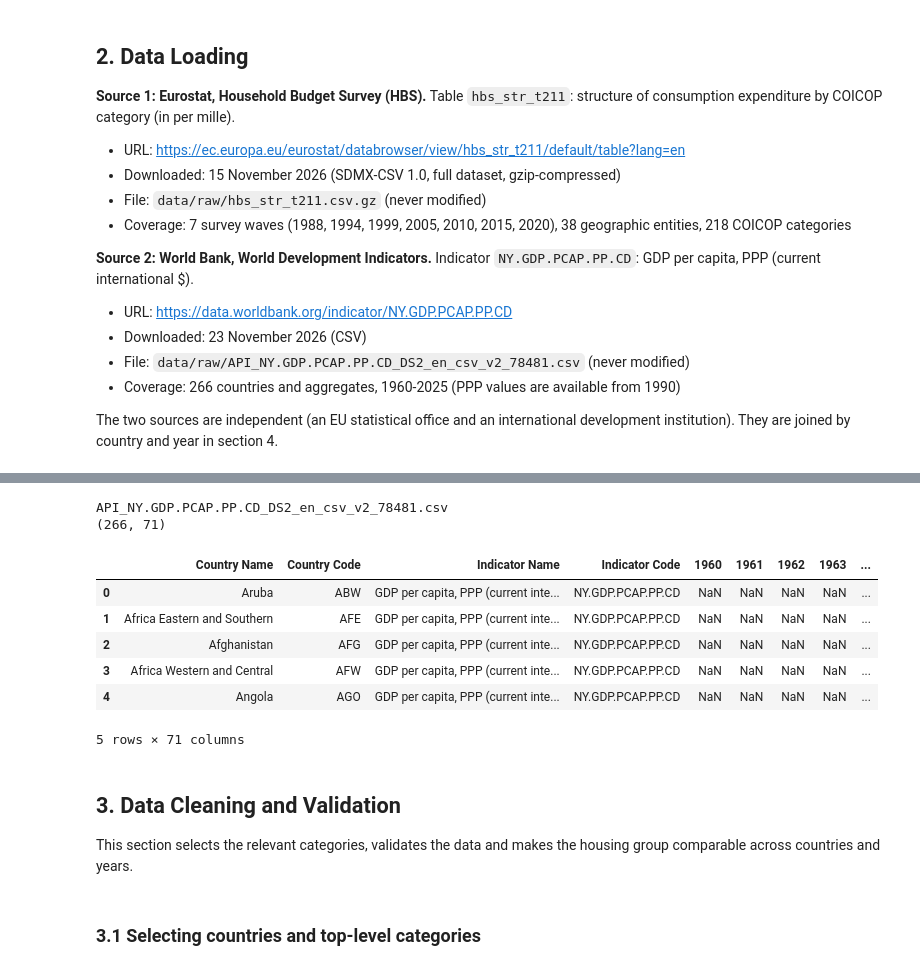
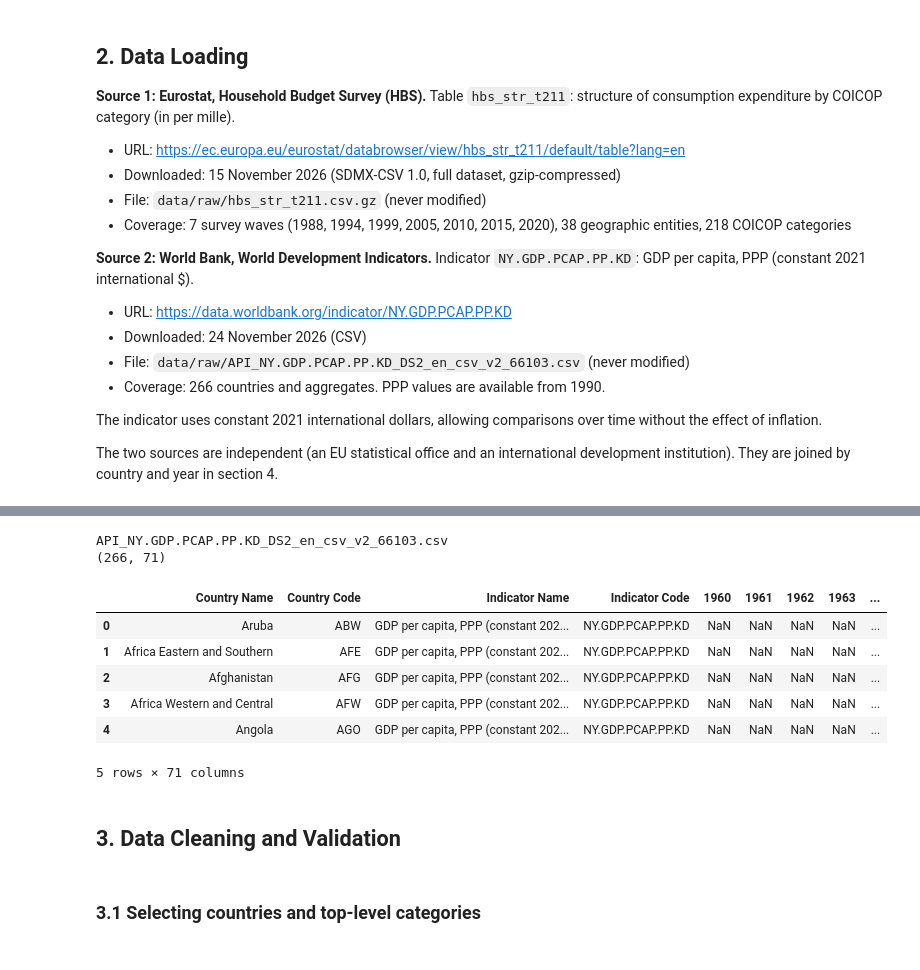
Before and after one commit to qnaatanasova86-tech/household-budgets-bg-vs-eu, a Jupyter notebook: household_budgets_analysis.ipynb, the cells around one changed output, grey strips where cells are left out. Cells and saved outputs as stored; diff of their text form; code cells hidden in the pictures.

Commit message:
Update texts and results for constant 2021 PPP GDP

```diff
--- a/household_budgets_analysis.ipynb
+++ b/household_budgets_analysis.ipynb
@@ -35,12 +103,14 @@ Table `hbs_str_t211`: structure of consumption expenditure by COICOP category (i
 - Coverage: 7 survey waves (1988, 1994, 1999, 2005, 2010, 2015, 2020), 38 geographic entities, 218 COICOP categories
 
 **Source 2: World Bank, World Development Indicators.**
-Indicator `NY.GDP.PCAP.PP.CD`: GDP per capita, PPP (current international $).
+Indicator `NY.GDP.PCAP.PP.KD`: GDP per capita, PPP (constant 2021 international $).
 
-- URL: https://data.worldbank.org/indicator/NY.GDP.PCAP.PP.CD
-- Downloaded: 23 November 2026 (CSV)
-- File: `data/raw/API_NY.GDP.PCAP.PP.CD_DS2_en_csv_v2_78481.csv` (never modified)
-- Coverage: 266 countries and aggregates, 1960-2025 (PPP values are available from 1990)
+- URL: https://data.worldbank.org/indicator/NY.GDP.PCAP.PP.KD
+- Downloaded: 24 November 2026 (CSV)
+- File: `data/raw/API_NY.GDP.PCAP.PP.KD_DS2_en_csv_v2_66103.csv` (never modified)
+- Coverage: 266 countries and aggregates. PPP values are available from 1990.
+
+The indicator uses constant 2021 international dollars, allowing comparisons over time without the effect of inflation.
 
 The two sources are independent (an EU statistical office and an international development institution). They are joined by country and year in section 4.
 # %%
@@ -63,30 +133,29 @@ hbs.head(10)
 | 8 | ESTAT:HBS_STR_T211(1.0) | 15/10/25 23:00:00 | Annual | Food and non-alcoholic beverages | Per mille | Belgium | 1999 | 133 | NaN | ... |
 | 9 | ESTAT:HBS_STR_T211(1.0) | 15/10/25 23:00:00 | Annual | Food and non-alcoholic beverages | Per mille | Belgium | 2005 | 135 | NaN | ... |
 # %%
-# World Bank: GDP per capita, PPP (current international $), indicator NY.GDP.PCAP.PP.CD.
+# World Bank: GDP per capita, PPP (constant 2021 international $),
+# indicator NY.GDP.PCAP.PP.KD.
 # The file name contains a version number, so it is found with a pattern.
-wb_path = next(RAW_DIR.glob("API_NY.GDP.PCAP.PP.CD_DS2_en_csv_v2_*.csv"))
+wb_path = next(RAW_DIR.glob("API_NY.GDP.PCAP.PP.KD_DS2_en_csv_v2_*.csv"))
 print(wb_path.name)
 
 # The first 4 lines of the World Bank CSV are metadata, not data
 wb = pd.read_csv(wb_path, skiprows=4)
 
 print(wb.shape)
 wb.head()
 # %% [output]
-API_NY.GDP.PCAP.PP.CD_DS2_en_csv_v2_78481.csv
+API_NY.GDP.PCAP.PP.KD_DS2_en_csv_v2_66103.csv
 (266, 71)
 |  | Country Name | Country Code | Indicator Name | Indicator Code | 1960 | 1961 | 1962 | 1963 | ... |
-| 0 | Aruba | ABW | GDP per capita, PPP (current inte... | NY.GDP.PCAP.PP.CD | NaN | NaN | NaN | NaN | ... |
-| 1 | Africa Eastern and Southern | AFE | GDP per capita, PPP (current inte... | NY.GDP.PCAP.PP.CD | NaN | NaN | NaN | NaN | ... |
-| 2 | Afghanistan | AFG | GDP per capita, PPP (current inte... | NY.GDP.PCAP.PP.CD | NaN | NaN | NaN | NaN | ... |
-| 3 | Africa Western and Central | AFW | GDP per capita, PPP (current inte... | NY.GDP.PCAP.PP.CD | NaN | NaN | NaN | NaN | ... |
-| 4 | Angola | AGO | GDP per capita, PPP (current inte... | NY.GDP.PCAP.PP.CD | NaN | NaN | NaN | NaN | ... |
+| 0 | Aruba | ABW | GDP per capita, PPP (constant 202... | NY.GDP.PCAP.PP.KD | NaN | NaN | NaN | NaN | ... |
+| 1 | Africa Eastern and Southern | AFE | GDP per capita, PPP (constant 202... | NY.GDP.PCAP.PP.KD | NaN | NaN | NaN | NaN | ... |
+| 2 | Afghanistan | AFG | GDP per capita, PPP (constant 202... | NY.GDP.PCAP.PP.KD | NaN | NaN | NaN | NaN | ... |
+| 3 | Africa Western and Central | AFW | GDP per capita, PPP (constant 202... | NY.GDP.PCAP.PP.KD | NaN | NaN | NaN | NaN | ... |
+| 4 | Angola | AGO | GDP per capita, PPP (constant 202... | NY.GDP.PCAP.PP.KD | NaN | NaN | NaN | NaN | ... |
 5 rows × 71 columns
-# %% [markdown]
-## 3. Data Cleaning and Validation
-
-This section selects the relevant categories, validates the data and makes the housing group comparable across countries and years.
+# %% [markdown]
+## 3. Data Cleaning and Validation
 # %% [markdown]
 ### 3.1 Selecting countries and top-level categories
 # %%
```
Also changed, not shown: parts of 47 cells of this notebook.
